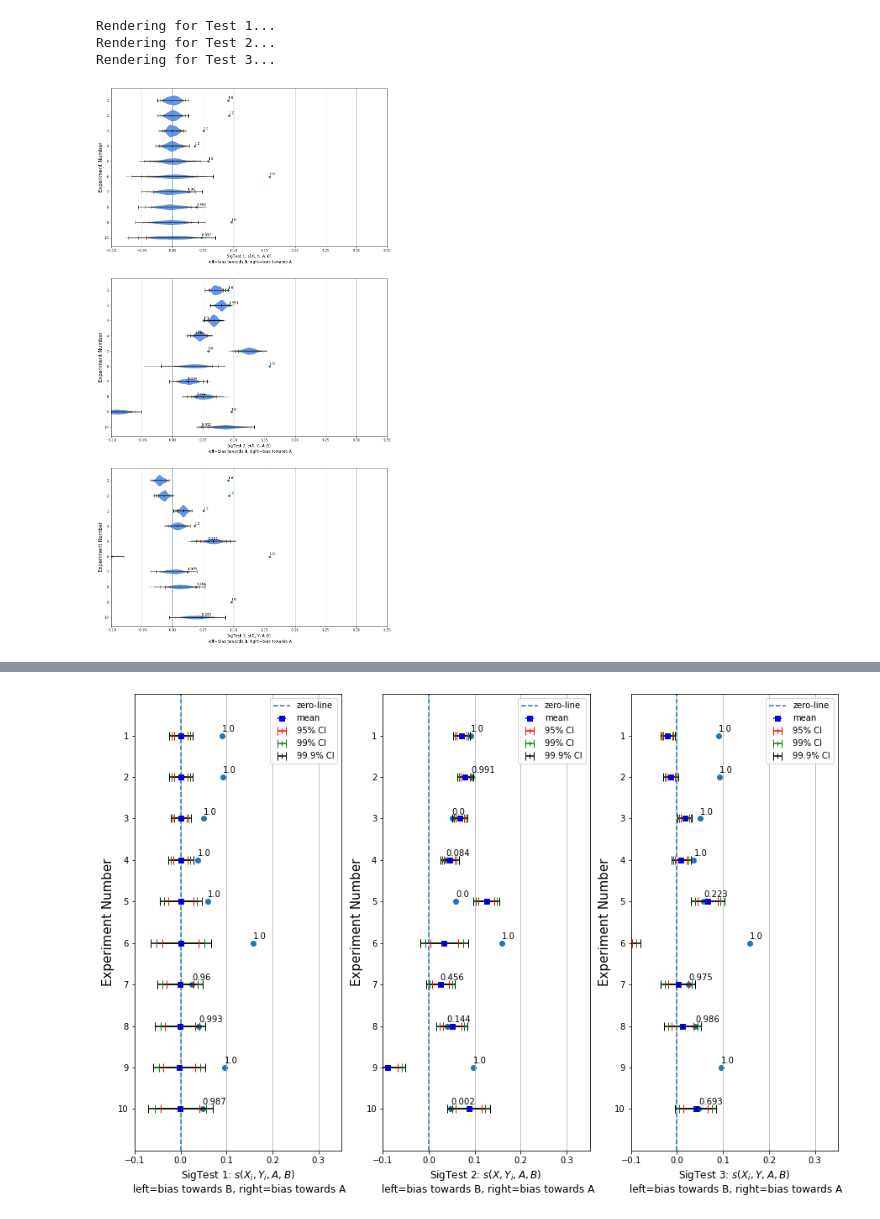
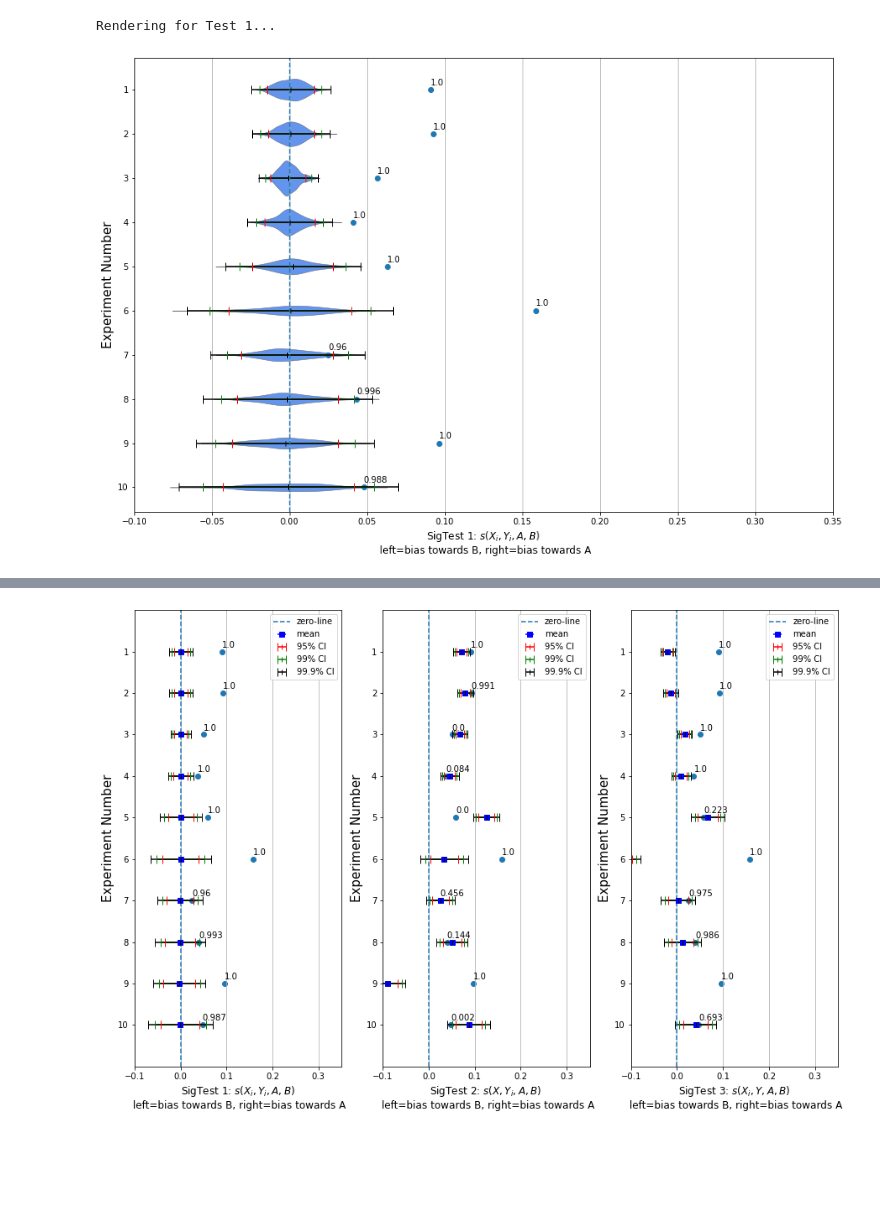
Before and after one commit to danieljsmarda/WordEmbeddingAssociationTestAnalysis, a Jupyter notebook: notebooks/SigTestViz.ipynb, the cells around one changed output, grey strips where cells are left out. Saved outputs shown, nothing was run; the diff lists cells and outputs as text; code cells hidden in the pictures; blank space fills up the shorter version.

```diff
--- a/notebooks/SigTestViz.ipynb
+++ b/notebooks/SigTestViz.ipynb
@@ -38,46 +38,46 @@ def annotate_points(ax, txt_array, x_array, y):
         ax.annotate(np.round(txt_array[i], NUM_DECIMALS), (x_array[i], y[i]), fontsize=POINT_FONT_SIZE)
 # %%
 # Seaborn Violinplot
-fig, axs = plt.subplots(3,1, figsize=(15,30))
+#fig, axs = plt.subplots(3,1, figsize=(15,30))
+fig, axs = plt.subplots(1,1, figsize=(15,10))
+
 X_AXIS_LIMITS = [-0.1, 0.35]
 Y_AXIS_LIMITS = [11,0]
 Y_ANNOTATION_OFFSET = -0.1
 exp_nums = [i for i in range(1,11)]
 
-for test_num in range(1,4):
-    ax = axs[test_num - 1]
+for test_num in range(1,2):
+    ax = axs#[test_num - 1]
 
-    test_stats = [results_dict[exp_num]['second']['test_statistic'] for exp_num in exp_nums]
+    test_stats = [results_dict[exp_num]['second'][f'test_statistic_dist_{test_num}'] for exp_num in exp_nums]
     means = [np.mean(results_dict[exp_num]['second'][f'sigtest_dist_{test_num}']) for exp_num in exp_nums]
     y = [i-1 for i in range(1,11)]
     errors_95 = [results_dict[exp_num]['second']['errorbar_values'][f'sigtest_{test_num}']['95'] for exp_num in exp_nums]
     errors_99 = [results_dict[exp_num]['second']['errorbar_values'][f'sigtest_{test_num}']['99'] for exp_num in exp_nums]
     errors_999 = [results_dict[exp_num]['second']['errorbar_values'][f'sigtest_{test_num}']['99.9'] for exp_num in exp_nums]
     p_values = [results_dict[exp_num]['second']['sigtest_pvalues'][f'sigtest_{test_num}'] for exp_num in exp_nums]
     dists = np.array([results_dict[exp_num]['second'][f'sigtest_dist_{test_num}'] for exp_num in exp_nums])
 
     df = pd.DataFrame(dists)
     df['exp_num'] = df.index.values
     df['exp_num'] = df['exp_num'] + 1
     df = df.melt(id_vars=['exp_num'], var_name='sample_num', value_name='result_value')
 
     print(f'Rendering for Test {test_num}...')
 
     ax = sns.violinplot(x='result_value', y='exp_num', data=df, ax=ax, orient='h',
                       saturation=1.2, color='cornflowerblue', inner=None, linewidth=0.5)
     ax.errorbar(means, y, xerr=errors_95, fmt='|', color='r', capsize=5, label='95% CI')
     ax.errorbar(means, y, xerr=errors_99, fmt='|', color='g', capsize=5, label='99% CI')
     ax.errorbar(means, y, xerr=errors_999, fmt='|', color='k', capsize=5, label='99.9% CI')
     ax.scatter(test_stats, y)
 
     ax.axvline(0, label='zero-line', linestyle='--')
     ax.xaxis.grid()
     ax.set_xlim(X_AXIS_LIMITS)
 
     annotate_points(ax, p_values, test_stats, [c+Y_ANNOTATION_OFFSET for c in y])
     add_axes_obj_labels(ax, test_num)
 # %% [output]
 Rendering for Test 1...
-Rendering for Test 2...
-Rendering for Test 3...
-[figure, old version]
+[figure, new version]
```
Also changed, not shown: parts of 3 cells of this notebook, 11 other files.
